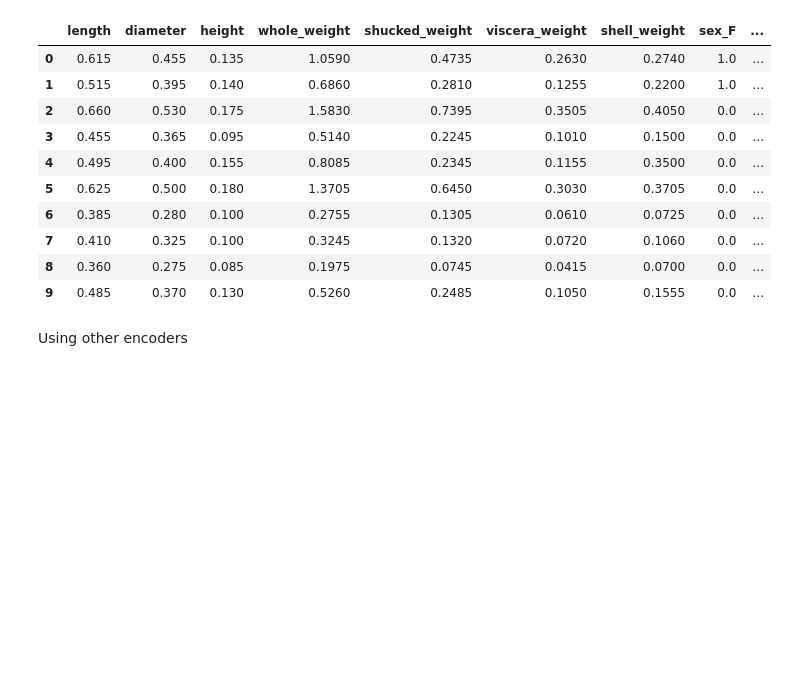
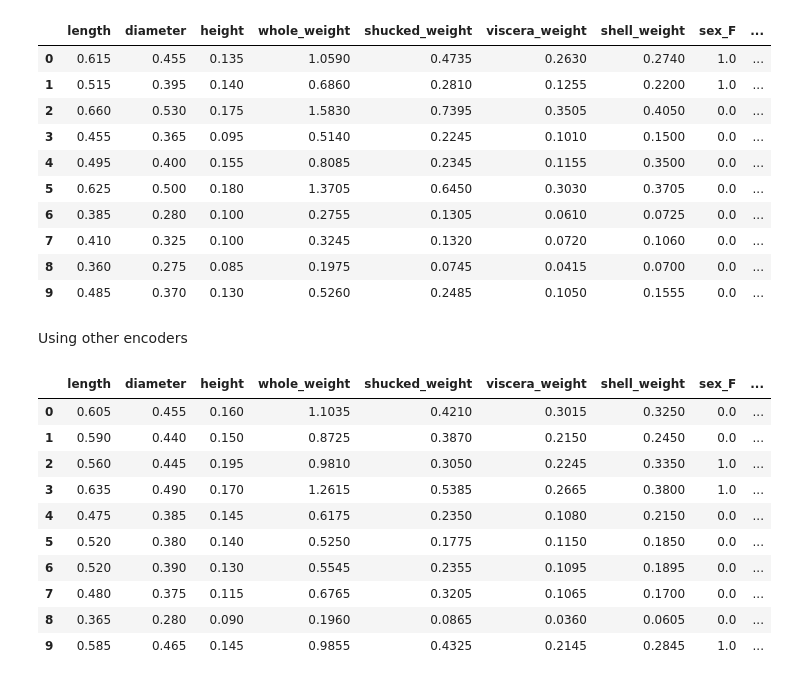
Before and after one commit to justinacgray/Data_Science, a Jupyter notebook: machine_learning_practice/abalone/abalone.ipynb, the cells around one changed output. Saved outputs shown, nothing was run; the diff lists cells and outputs as text; code cells hidden in the pictures; blank space fills up the shorter version.

```diff
--- a/machine_learning_practice/abalone/abalone.ipynb
+++ b/machine_learning_practice/abalone/abalone.ipynb
@@ -161,3 +161,17 @@ X_train_processed.head(10)
 | 9 | 0.485 | 0.370 | 0.130 | 0.5260 | 0.2485 | 0.1050 | 0.1555 | 0.0 | ... |
 # %% [markdown]
 Using other encoders
+# %%
+X_test_processed.head(10)
+# %% [output]
+|  | length | diameter | height | whole_weight | shucked_weight | viscera_weight | shell_weight | sex_F | ... |
+| 0 | 0.605 | 0.455 | 0.160 | 1.1035 | 0.4210 | 0.3015 | 0.3250 | 0.0 | ... |
+| 1 | 0.590 | 0.440 | 0.150 | 0.8725 | 0.3870 | 0.2150 | 0.2450 | 0.0 | ... |
+| 2 | 0.560 | 0.445 | 0.195 | 0.9810 | 0.3050 | 0.2245 | 0.3350 | 1.0 | ... |
+| 3 | 0.635 | 0.490 | 0.170 | 1.2615 | 0.5385 | 0.2665 | 0.3800 | 1.0 | ... |
+| 4 | 0.475 | 0.385 | 0.145 | 0.6175 | 0.2350 | 0.1080 | 0.2150 | 0.0 | ... |
+| 5 | 0.520 | 0.380 | 0.140 | 0.5250 | 0.1775 | 0.1150 | 0.1850 | 0.0 | ... |
+| 6 | 0.520 | 0.390 | 0.130 | 0.5545 | 0.2355 | 0.1095 | 0.1895 | 0.0 | ... |
+| 7 | 0.480 | 0.375 | 0.115 | 0.6765 | 0.3205 | 0.1065 | 0.1700 | 0.0 | ... |
+| 8 | 0.365 | 0.280 | 0.090 | 0.1960 | 0.0865 | 0.0360 | 0.0605 | 0.0 | ... |
+| 9 | 0.585 | 0.465 | 0.145 | 0.9855 | 0.4325 | 0.2145 | 0.2845 | 1.0 | ... |
```
Also changed, not shown: 5 other files.
